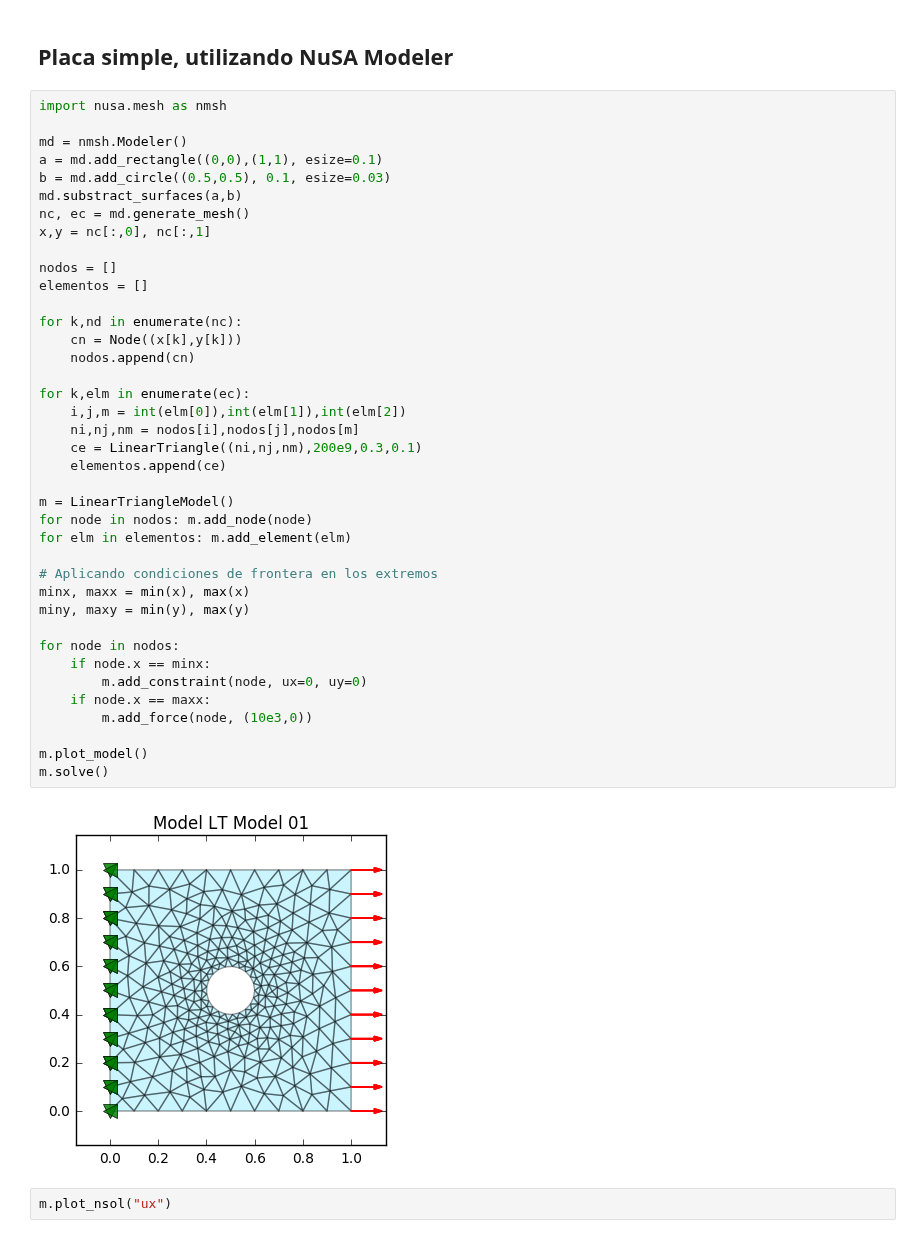
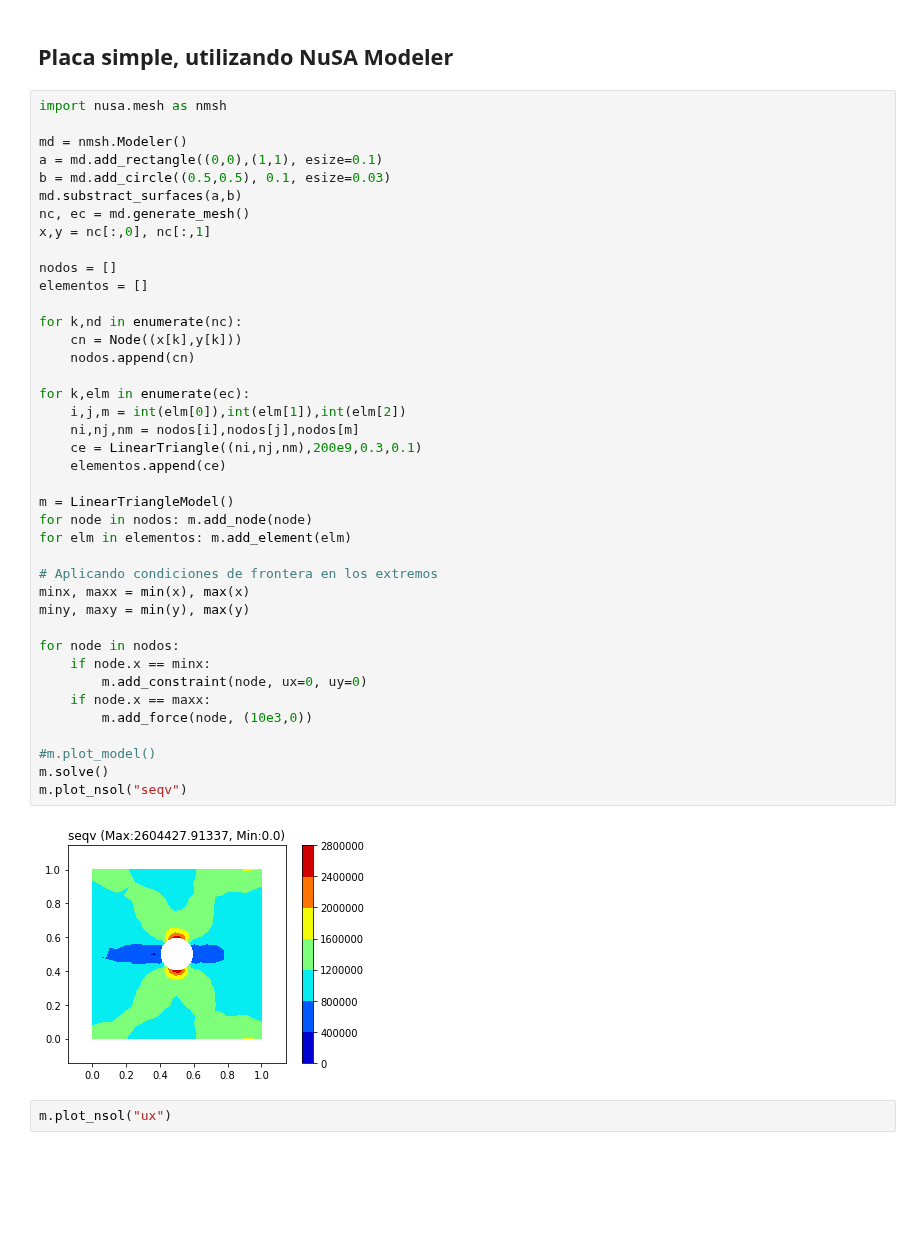
Before and after one commit to JorgeDeLosSantos/nusa, a Jupyter notebook: docs/nusa-info/es/linear-triangle-element.ipynb, the cells around one changed output. Drawn from its saved outputs; the diff is of its cells as text; blank space fills up the shorter version.

```diff
--- a/docs/nusa-info/es/linear-triangle-element.ipynb
+++ b/docs/nusa-info/es/linear-triangle-element.ipynb
@@ -128,35 +128,36 @@ x,y = nc[:,0], nc[:,1]
 
 nodos = []
 elementos = []
 
 for k,nd in enumerate(nc):
     cn = Node((x[k],y[k]))
     nodos.append(cn)
 
 for k,elm in enumerate(ec):
     i,j,m = int(elm[0]),int(elm[1]),int(elm[2])
     ni,nj,nm = nodos[i],nodos[j],nodos[m]
     ce = LinearTriangle((ni,nj,nm),200e9,0.3,0.1)
     elementos.append(ce)
 
 m = LinearTriangleModel()
 for node in nodos: m.add_node(node)
 for elm in elementos: m.add_element(elm)
 
 # Aplicando condiciones de frontera en los extremos
 minx, maxx = min(x), max(x)
 miny, maxy = min(y), max(y)
 
 for node in nodos:
     if node.x == minx:
         m.add_constraint(node, ux=0, uy=0)
     if node.x == maxx:
         m.add_force(node, (10e3,0))
 
-m.plot_model()
+#m.plot_model()
 m.solve()
+m.plot_nsol("seqv")
 # %% [output]
-[figure, old version]
+[figure, new version]
 # %%
 m.plot_nsol("ux")
 # %% [output]
```
Also changed, not shown: 1 other file.
